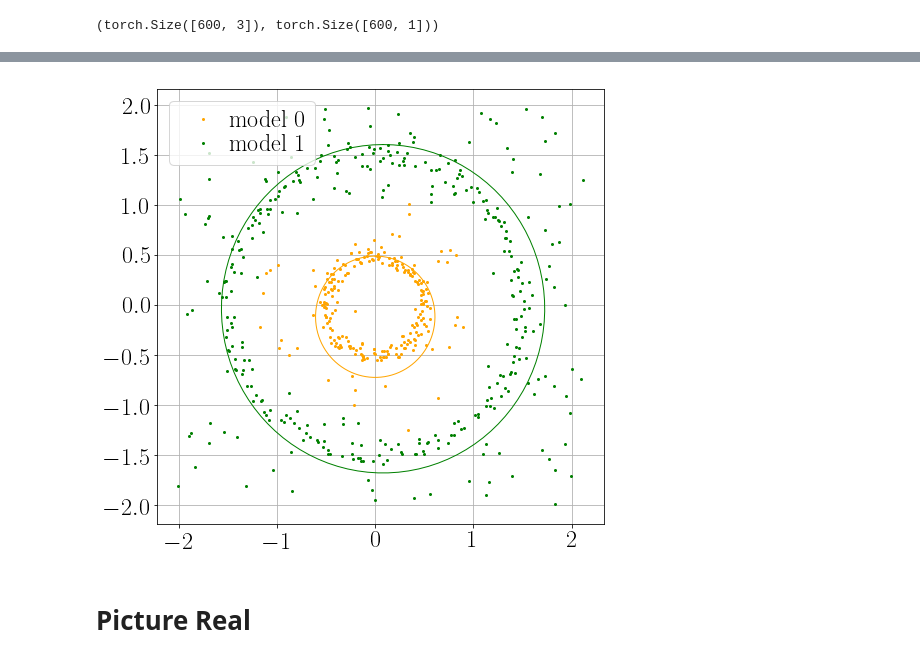
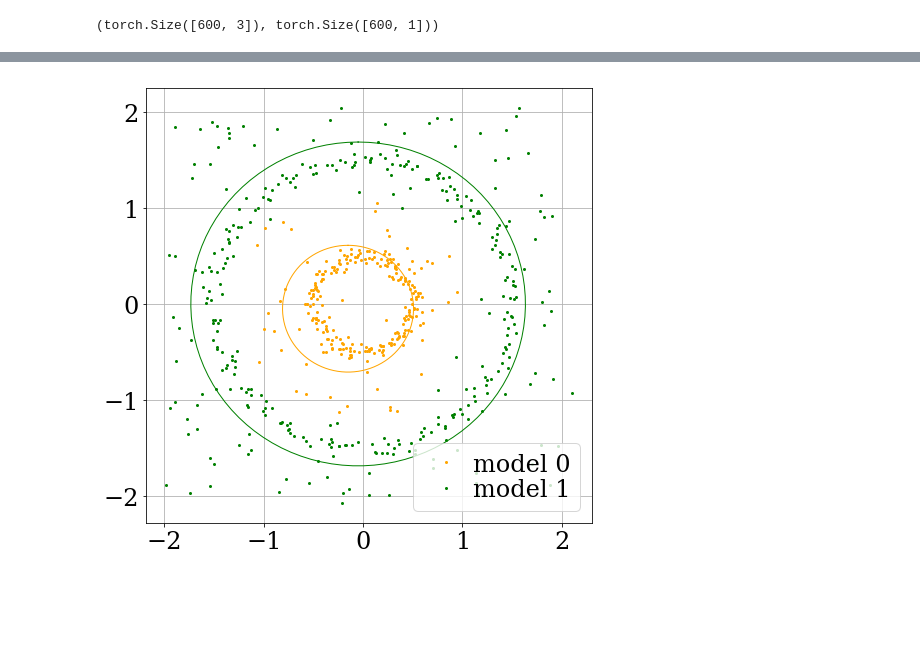
Before and after one commit to andriygav/EMprior, a Jupyter notebook: code/new_main.ipynb, the cells around one changed output, grey strips where cells are left out. Drawn from its saved outputs; the diff is of its cells as text; code cells hidden in the pictures; blank space fills up the shorter version.

```diff
--- a/code/new_main.ipynb
+++ b/code/new_main.ipynb
@@ -42,6 +59,6 @@ plt.rcParams['font.size'] = 40
 
 plt.rcParams["font.family"] = 'DejaVu Serif'
 
-plt.rcParams['text.usetex'] = True
+plt.rcParams['text.usetex'] = False
 
 plt.rcParams['figure.figsize'] = (8.0, 8.0)
@@ -437,18 +117,19 @@ LIST_w = [torch.Tensor([[0], [0], [1]]), torch.Tensor([[0], [0], [2]])]
 LoM = []
 for k in range(K):
 #     LoM.append(EachModelLinear(input_dim = n, device = device))
-    LoM.append(EachModelLinear(input_dim = n, device = device, A = torch.eye(3)*LIST_A[k], w = torch.ones(3,1)*LIST_w[k], regul = True))
+    LoM.append(EachModelLinear(input_dim = n, device = device, A = torch.ones(3)*LIST_A[k], w = torch.ones(3,1)*LIST_w[k], regul = True))
+#       LoM.append(EachModelLinear(input_dim = n, device = device, A = torch.ones(3)*LIST_A[k], regul = False))
 
 # K += 1
 # LoM.append(RegularizeModel(ListOfModels = LoM))
 
 HypPar = {'beta': 1, 'alpha': 1}
 
-HpMd = HyperModelNN(input_dim = n, hidden_dim = 3, output_dim = K, device = device)
+HpMd = HyperModelNN(input_dim = n, hidden_dim = 5, output_dim = K, device = device, epochs=500)
 
 model = MixtureExpert(input_dim = n, K = K, HyperParameters = HypPar, HyperModel = HpMd, ListOfModels = LoM, ListOfRegularizeModel = [RegularizeModel(ListOfModels = LoM)], device = device)
 # model = MixtureExpert(input_dim = n, K = K, HyperParameters = HypPar, HyperModel = HpMd, ListOfModels = LoM, ListOfRegularizeModel = [], device = device)
 # %%
 %%time
-model.fit(X_tr, Y_tr, 10, progress = tqdm)
+model.fit(X_tr, Y_tr, 5, progress = tqdm)
 # %% [output]
@@ -481,7 +180,7 @@ plt.rcParams["legend.labelspacing"] = 0.1
 plt.rcParams["legend.handletextpad"] = 0.1
 #################################################
 
-idx = np.argmax(model.pZ.data.numpy(), axis = 1)
+idx = np.argmax(model.predict(X_tr)[1], axis = 1)
 t = np.linspace(0, 2*np.pi, 100)
 
 colors = ['orange', 'green', 'red', 'yellow', 'blue']
@@ -521,35 +220,33 @@ plt.rcParams['xtick.labelsize'] = Text_size
 plt.rcParams['ytick.labelsize'] = Text_size
 plt.rcParams['legend.fontsize'] = Text_size
 plt.rcParams['axes.titlesize']=Text_size
 plt.rcParams['axes.labelsize']=Text_size
 plt.rcParams['figure.figsize'] = (8.0, 8.0)
 plt.rcParams['font.size'] = Text_size
 plt.rcParams["legend.labelspacing"] = 0.1
 plt.rcParams["legend.handletextpad"] = 0.1
 #################################################
 
-idx = np.argmax(model.pZ.data.numpy(), axis = 1)
+idx = np.argmax(model.predict(X_tr)[1], axis = 1)
 t = np.linspace(0, 2*np.pi, 100)
 
 colors = ['orange', 'green', 'red', 'yellow', 'blue']
 
-for i in np.unique(idx):
+for i in range(len(model.ListOfModels)):
     _ = plt.plot(x[idx == i], y[idx == i], '.', color = colors[i], label = 'model '+str(i))
 
     x0, y0, r = CIRCLE[i]
     x_plot = x0 + r*np.sin(t)
     y_plot = y0 + r*np.cos(t)
 
     _ = plt.plot(x_plot, y_plot, '-', color = colors[i])
 
 plt.grid()
 
 plt.legend(loc = 'best')
 
 # plt.savefig('results/full_infomative.pdf', )
 
 plt.show()
 # %% [output]
-[figure, old version]
+[figure, new version]
-# %% [markdown]
-# Picture Real
```
Also changed, not shown: parts of 44 cells of this notebook.
